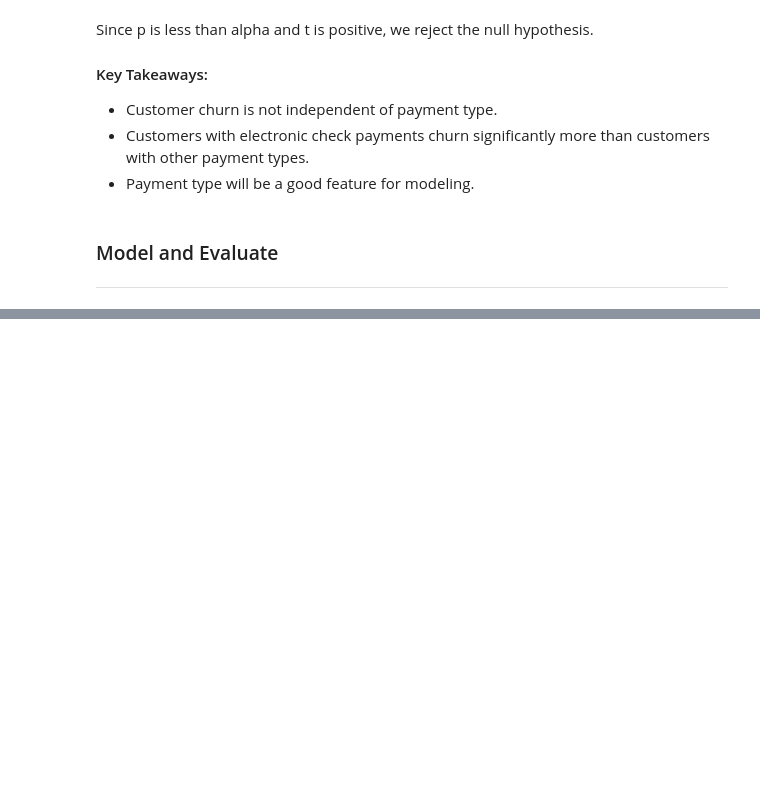
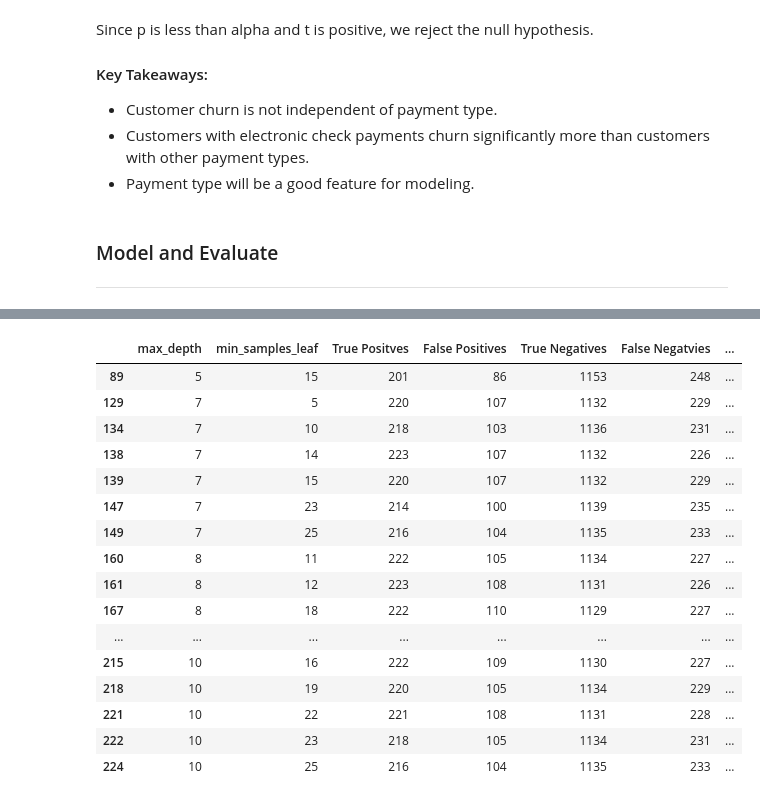
Before and after one commit to johnathon-smith/telco_churn_project, a Jupyter notebook: final_report.ipynb, the cells around one changed output, grey strips where cells are left out. Drawn from its saved outputs; the diff is of its cells as text; code cells hidden in the pictures; blank space fills up the shorter version.

```diff
--- a/final_report.ipynb
+++ b/final_report.ipynb
@@ -419,0 +427,4 @@ Since p is less than alpha and t is positive, we reject the null hypothesis.
+# %%
+X_train, y_train = train.drop('churn', axis = 1), train.churn
+X_validate, y_validate = validate.drop('churn', axis = 1), validate.churn
+X_test, y_test = test.drop('churn', axis = 1), test.churn
@@ -419,0 +443,21 @@ Since p is less than alpha and t is positive, we reject the null hypothesis.
+# %%
+clf_models = model.compare_models(X_train, y_train, X_validate, y_validate)
+clf_models[clf_models['Validate Score'] > 0.80]
+# %% [output]
+|  | max_depth | min_samples_leaf | True Positves | False Positives | True Negatives | False Negatvies | ... |
+| 89 | 5 | 15 | 201 | 86 | 1153 | 248 | ... |
+| 129 | 7 | 5 | 220 | 107 | 1132 | 229 | ... |
+| 134 | 7 | 10 | 218 | 103 | 1136 | 231 | ... |
+| 138 | 7 | 14 | 223 | 107 | 1132 | 226 | ... |
+| 139 | 7 | 15 | 220 | 107 | 1132 | 229 | ... |
+| 147 | 7 | 23 | 214 | 100 | 1139 | 235 | ... |
+| 149 | 7 | 25 | 216 | 104 | 1135 | 233 | ... |
+| 160 | 8 | 11 | 222 | 105 | 1134 | 227 | ... |
+| 161 | 8 | 12 | 223 | 108 | 1131 | 226 | ... |
+| 167 | 8 | 18 | 222 | 110 | 1129 | 227 | ... |
+| ... | ... | ... | ... | ... | ... | ... | ... |
+| 215 | 10 | 16 | 222 | 109 | 1130 | 227 | ... |
+| 218 | 10 | 19 | 220 | 105 | 1134 | 229 | ... |
+| 221 | 10 | 22 | 221 | 108 | 1131 | 228 | ... |
+| 222 | 10 | 23 | 218 | 105 | 1134 | 231 | ... |
+| 224 | 10 | 25 | 216 | 104 | 1135 | 233 | ... |
```
Also changed, not shown: parts of 15 cells of this notebook, 1 other file.
